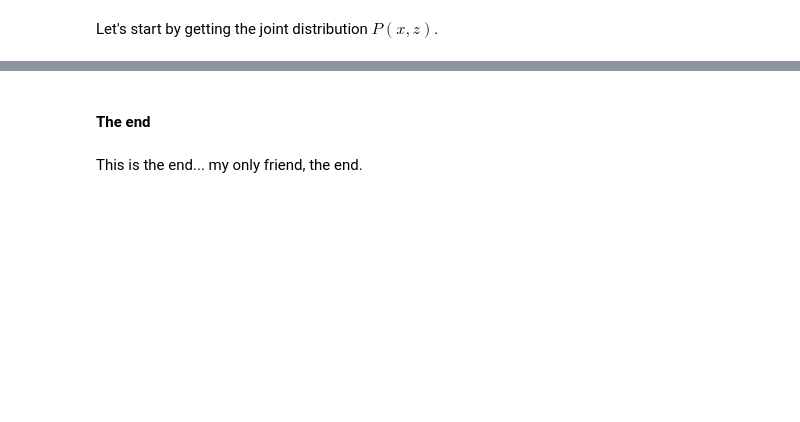
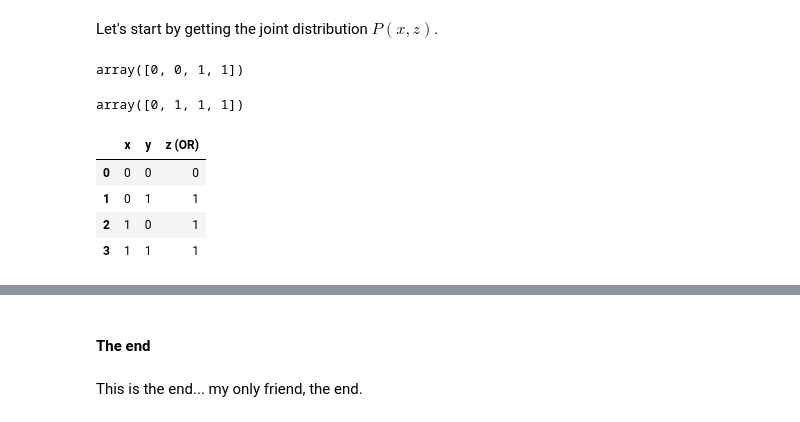
Before and after one commit to thomsonlab/bi195_tutorials, a Jupyter notebook: code/notebooks/rec_2_201008.ipynb, the cells around one changed output, grey strips where cells are left out. Saved outputs shown, nothing was run; the diff lists cells and outputs as text; code cells hidden in the pictures; blank space fills up the shorter version.

```diff
--- a/code/notebooks/rec_2_201008.ipynb
+++ b/code/notebooks/rec_2_201008.ipynb
@@ -657,5 +686,21 @@ contingency_table = np.zeros((2,2))
 # %%
 x = or_df['x'].values
 z = or_df['z (OR)'].values
+# %%
+x
+# %% [output]
+array([0, 0, 1, 1])
+# %%
+z
+# %% [output]
+array([0, 1, 1, 1])
+# %%
+or_df
+# %% [output]
+|  | x | y | z (OR) |
+| 0 | 0 | 0 | 0 |
+| 1 | 0 | 1 | 1 |
+| 2 | 1 | 0 | 1 |
+| 3 | 1 | 1 | 1 |
 # %%
 (x == 0) & (z == 0)
```
Also changed, not shown: parts of 50 cells of this notebook, 1 other file.
